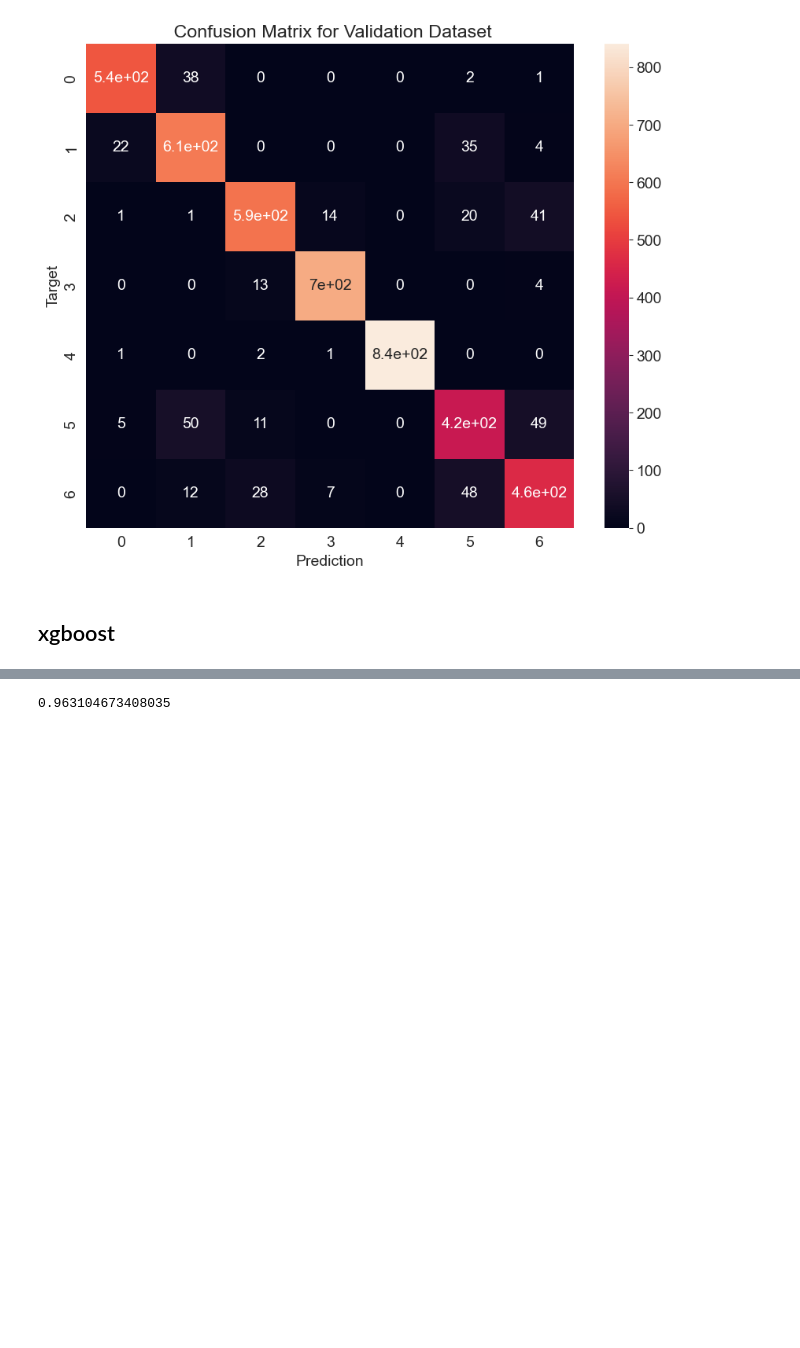
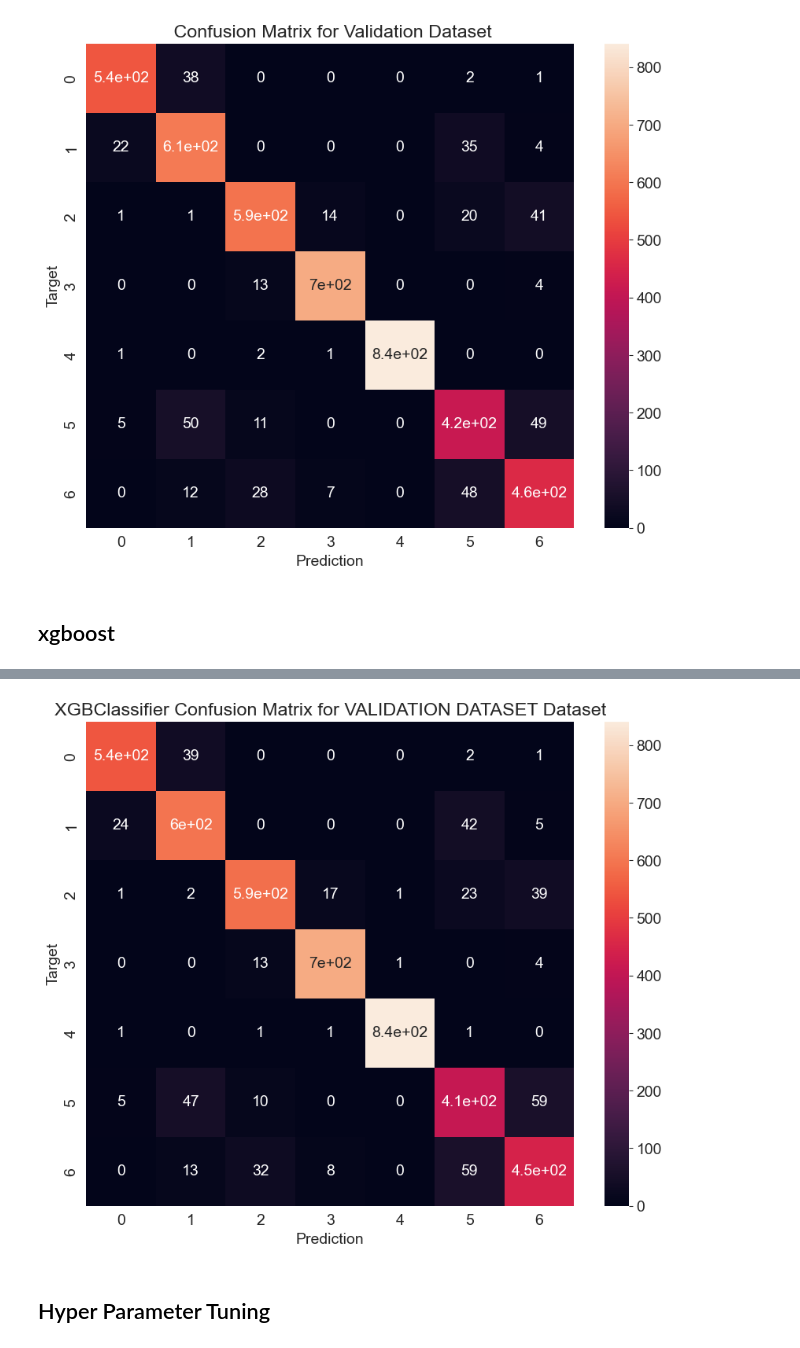
Before and after one commit to saketjha34/Python-Machine-Learning-Projects, a Jupyter notebook: Multi Class Obesity Risk Prediction/MODEL1_TRAINING_EVALUATION.ipynb, the cells around one changed output, grey strips where cells are left out. Saved outputs shown, nothing was run; the diff lists cells and outputs as text; code cells hidden in the pictures; blank space fills up the shorter version.

```diff
--- a/Multi Class Obesity Risk Prediction/MODEL1_TRAINING_EVALUATION.ipynb
+++ b/Multi Class Obesity Risk Prediction/MODEL1_TRAINING_EVALUATION.ipynb
@@ -861,3 +909,9 @@ plt.show()
+# %%
+plot_confusion_matrix('XGBClassifier',XGBClassifier)
+# %% [output]
+[figure, added]
+# %% [markdown]
+## Hyper Parameter Tuning
 # %%
 xgb_params = {
     'booster': 'gbtree',
@@ -891,4 +930,0 @@ y_pred_test = labelencoder.inverse_transform(y_pred_test)
-# %%
-accuracy_score(y_pred_train,train_targets)
-# %% [output]
-0.963104673408035
```
Also changed, not shown: parts of 24 cells of this notebook, 2 other files.
